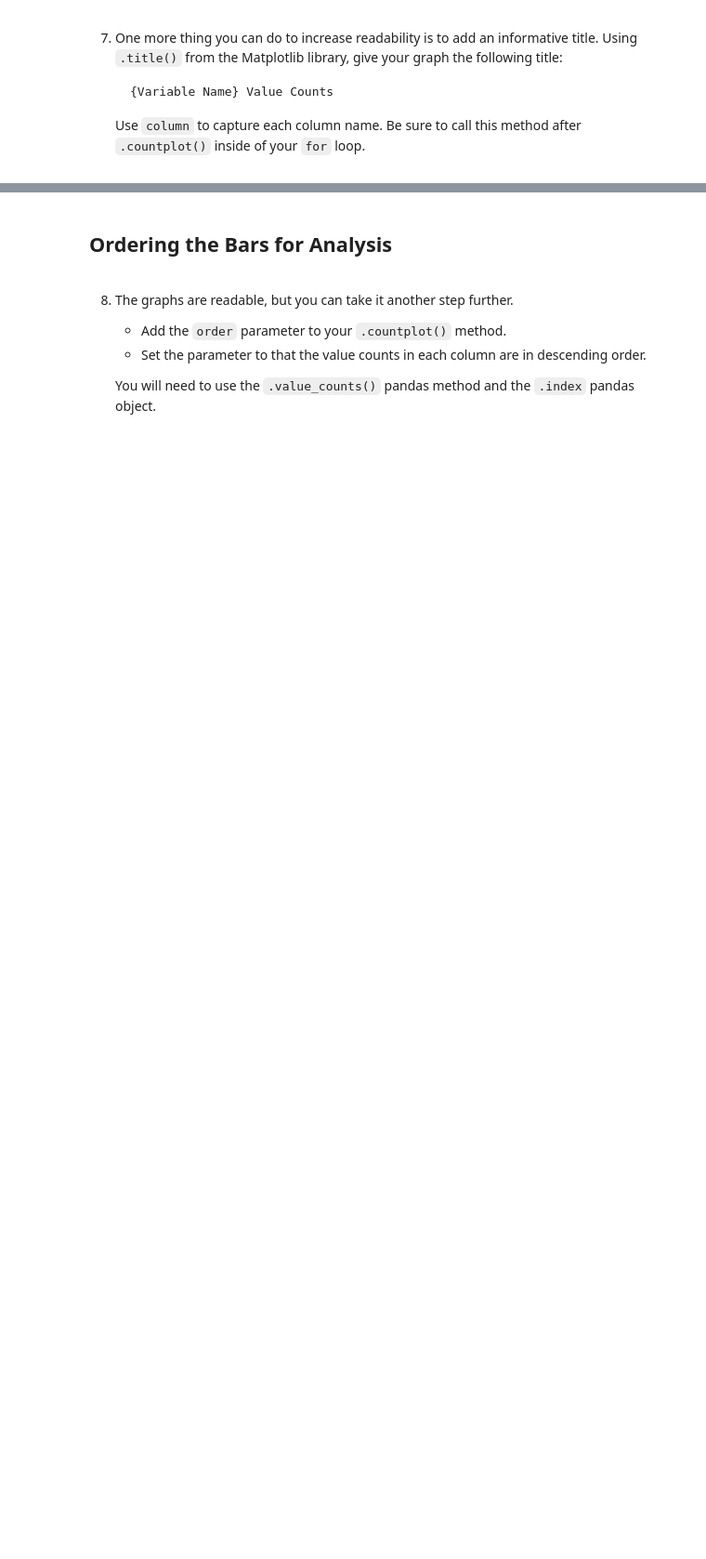
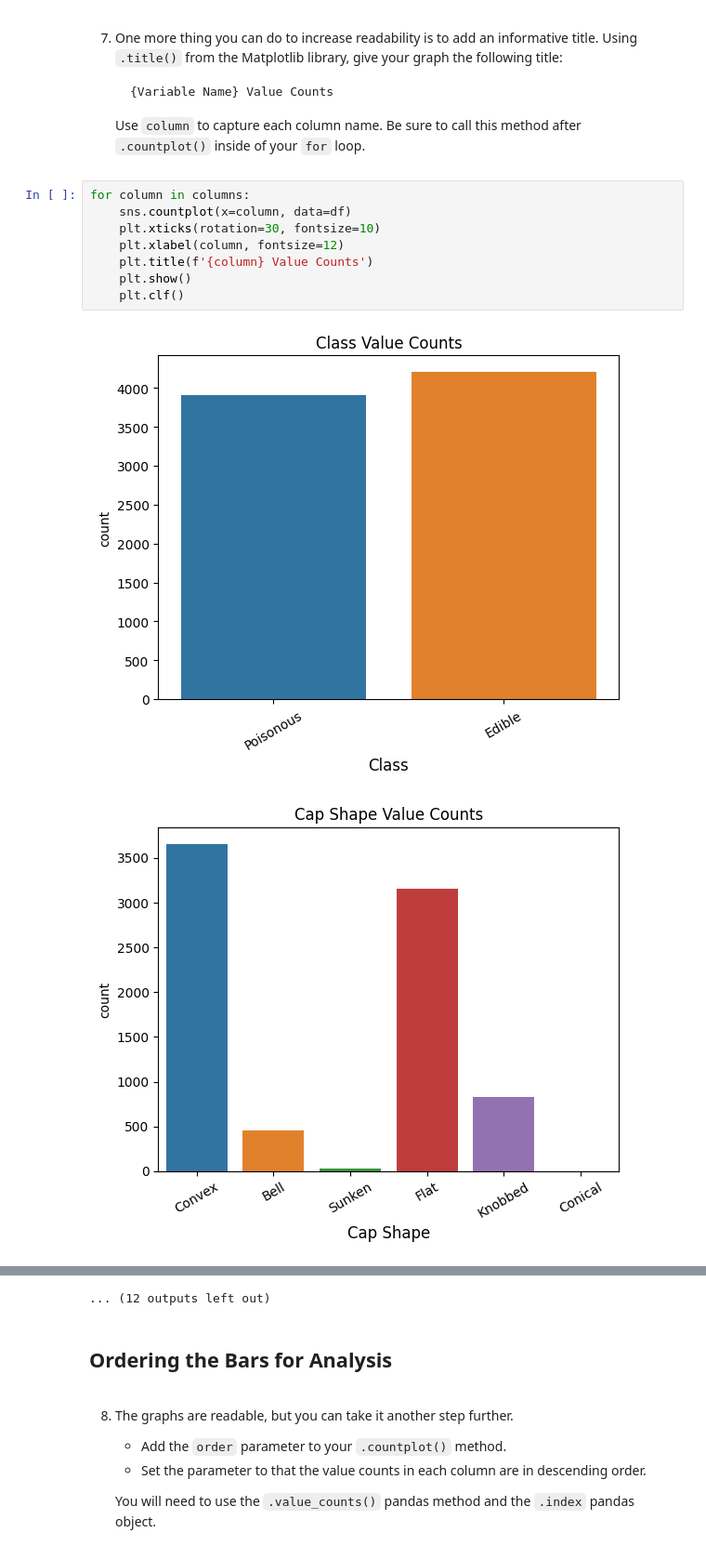
Before and after one commit to YevhenGrinev/Exploring-Mushrooms, a Jupyter notebook: Exploring Mushrooms.ipynb, the cells around one changed output, grey strips where cells are left out. Shown at 93% size. Drawn from its saved outputs; the diff is of its cells as text; blank space fills up the shorter version.

````diff
--- a/Exploring Mushrooms.ipynb
+++ b/Exploring Mushrooms.ipynb
@@ -132,3 +186,14 @@ Habitat
    ```
 
    Use `column` to capture each column name. Be sure to call this method after `.countplot()` inside of your `for` loop.
+# %%
+for column in columns:
+    sns.countplot(x=column, data=df)
+    plt.xticks(rotation=30, fontsize=10)
+    plt.xlabel(column, fontsize=12)
+    plt.title(f'{column} Value Counts')
+    plt.show()
+    plt.clf()
+# %% [output]
+[figure, added]
+[figure, added]
@@ -135,3 +210,4 @@ Habitat
+... (12 outputs left out)
 # %% [markdown]
 ## Ordering the Bars for Analysis
 # %% [markdown]
````
Also changed, not shown: parts of 7 cells of this notebook.
